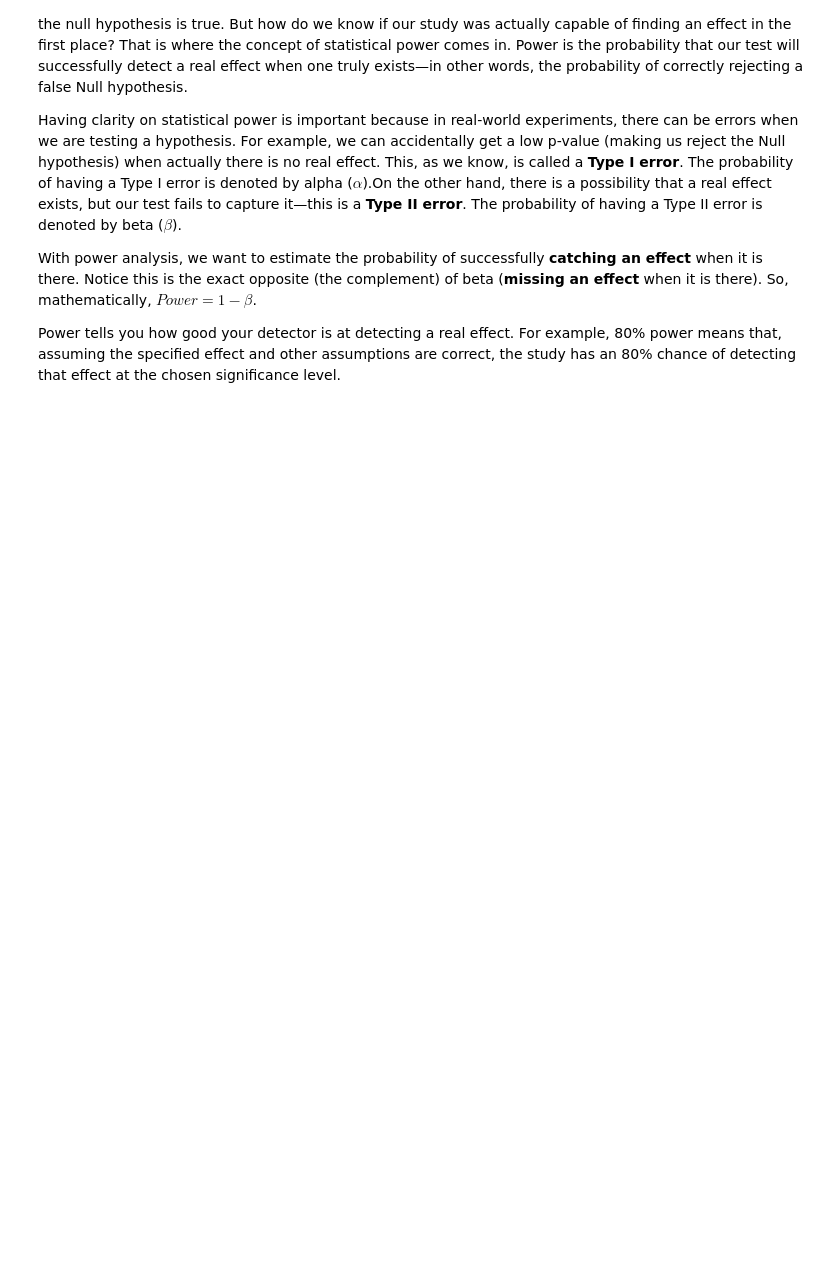
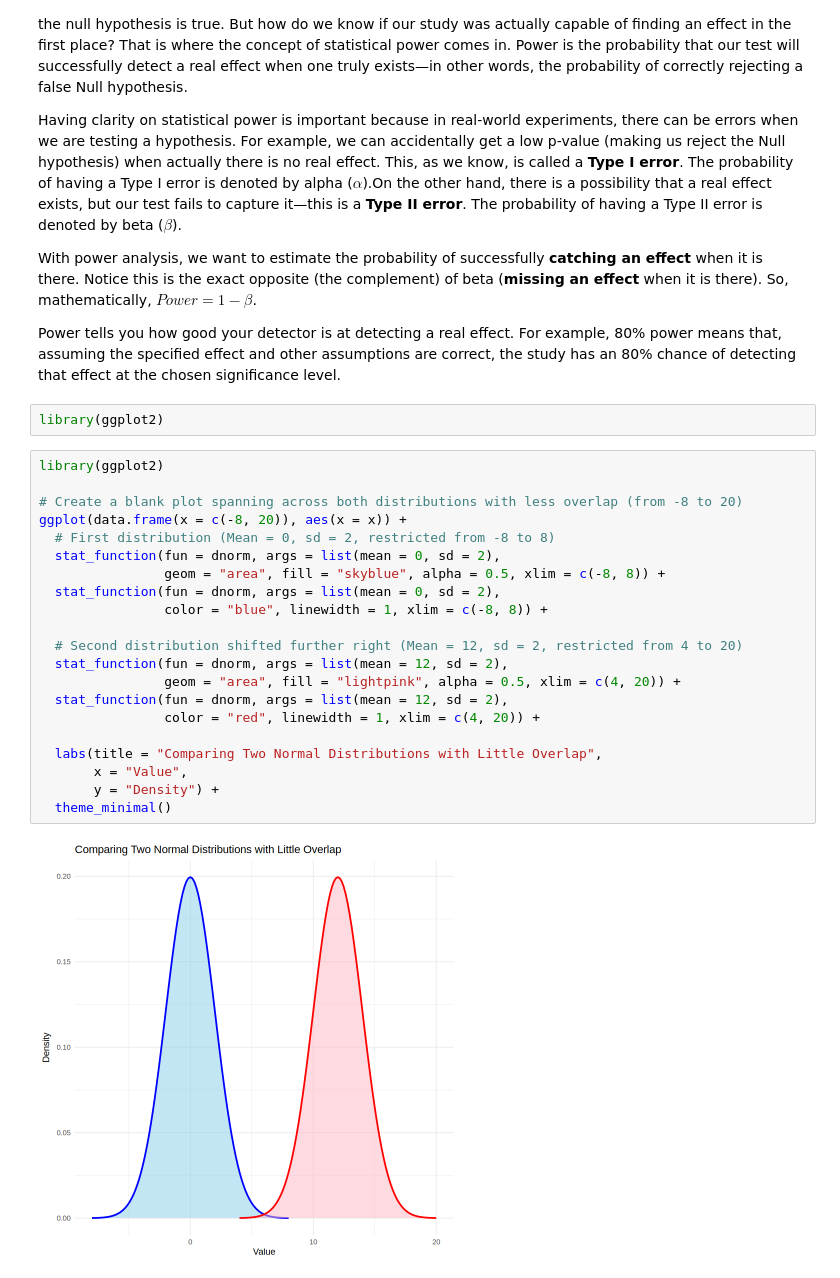
Before and after one commit to manishdatt-edu/biostats, a Jupyter notebook: Power_analysis.ipynb, the cells around one changed output. Drawn from its saved outputs; the diff is of its cells as text; blank space fills up the shorter version.

```diff
--- a/Power_analysis.ipynb
+++ b/Power_analysis.ipynb
@@ -12,3 +12,28 @@ With power analysis, we want to estimate the probability of successfully **catch
 
 Power tells you how good your detector is at detecting a real effect.
 For example, 80% power means that, assuming the specified effect and other assumptions are correct, the study has an 80% chance of detecting that effect at the chosen significance level.
+# %%
+library(ggplot2)
+# %%
+library(ggplot2)
+
+# Create a blank plot spanning across both distributions with less overlap (from -8 to 20)
+ggplot(data.frame(x = c(-8, 20)), aes(x = x)) +
+  # First distribution (Mean = 0, sd = 2, restricted from -8 to 8)
+  stat_function(fun = dnorm, args = list(mean = 0, sd = 2),
+                geom = "area", fill = "skyblue", alpha = 0.5, xlim = c(-8, 8)) +
+  stat_function(fun = dnorm, args = list(mean = 0, sd = 2),
+                color = "blue", linewidth = 1, xlim = c(-8, 8)) +
+
+  # Second distribution shifted further right (Mean = 12, sd = 2, restricted from 4 to 20)
+  stat_function(fun = dnorm, args = list(mean = 12, sd = 2),
+                geom = "area", fill = "lightpink", alpha = 0.5, xlim = c(4, 20)) +
+  stat_function(fun = dnorm, args = list(mean = 12, sd = 2),
+                color = "red", linewidth = 1, xlim = c(4, 20)) +
+
+  labs(title = "Comparing Two Normal Distributions with Little Overlap",
+       x = "Value",
+       y = "Density") +
+  theme_minimal()
+# %% [output]
+[figure, added]
```
Also changed, not shown: parts of 2 cells of this notebook, 2 other files.
